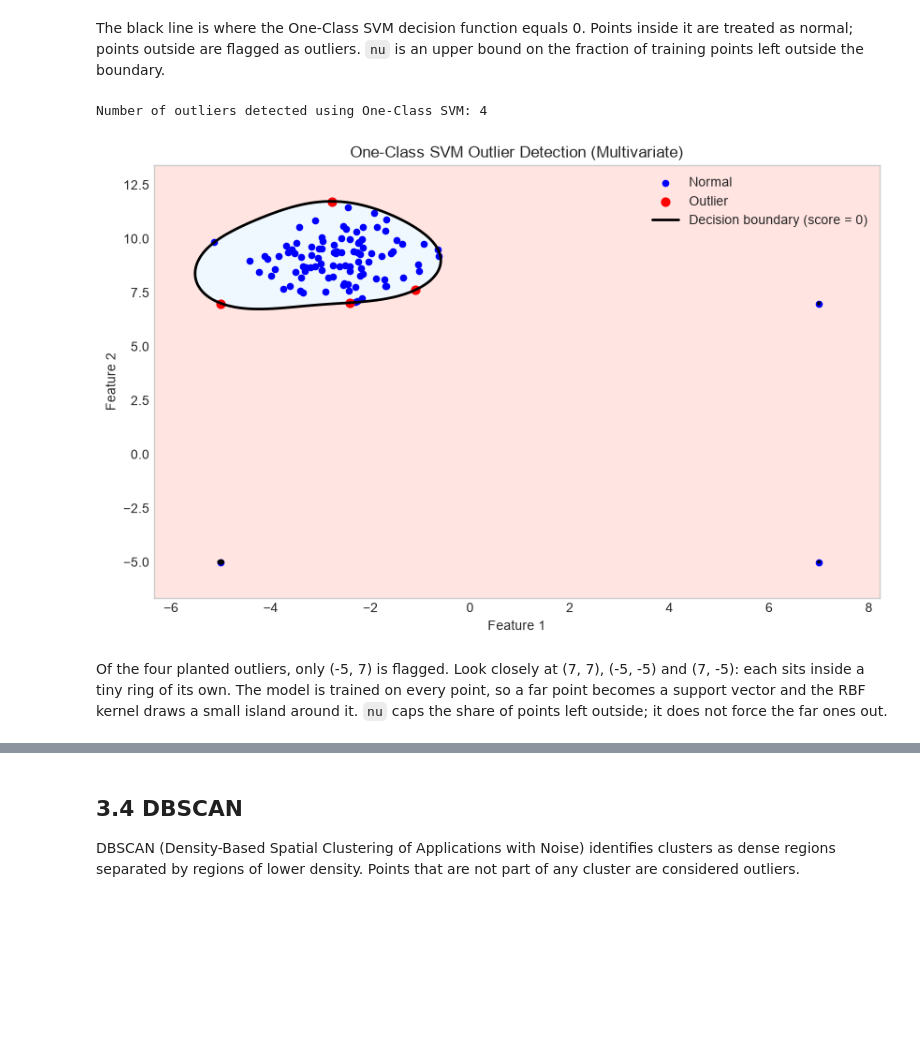
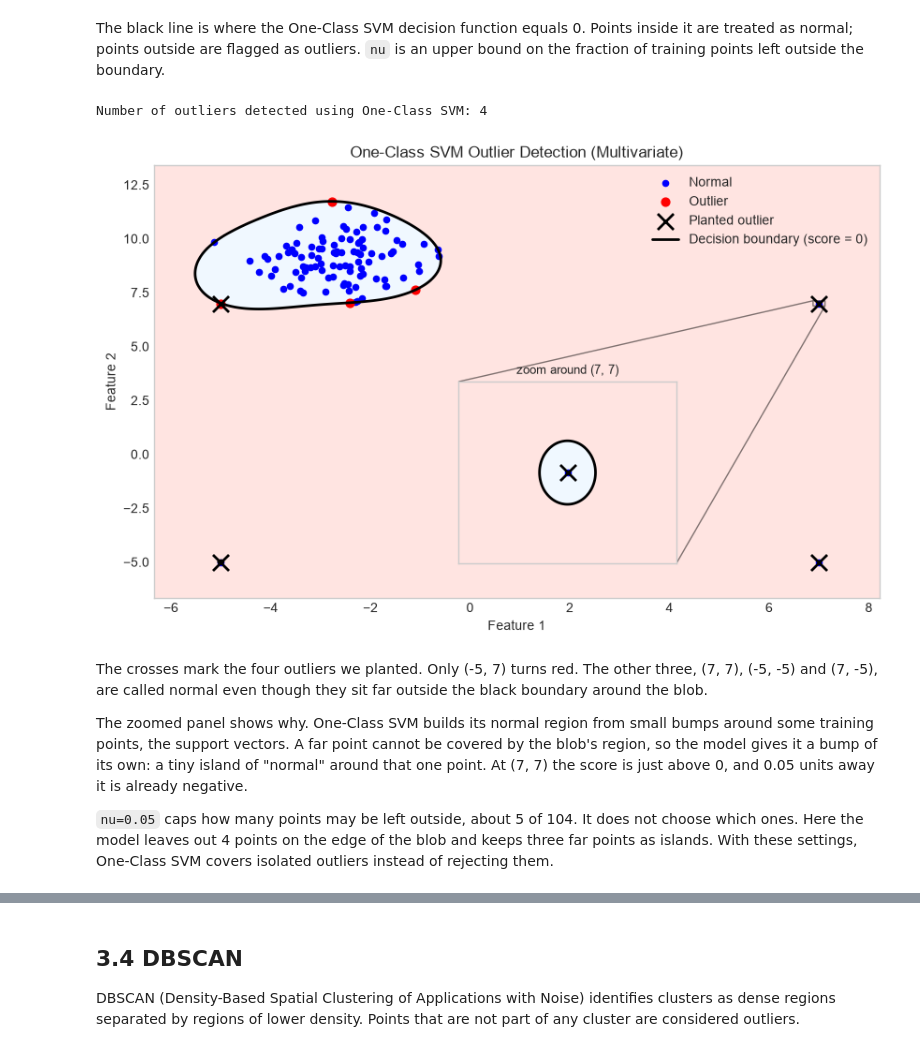
Before and after one commit to iitm-da/da2402, a Jupyter notebook: data cleaning/outlier_detection_techniques.ipynb, the cells around one changed output, grey strips where cells are left out. Cells and saved outputs as stored; diff of their text form; code cells hidden in the pictures; blank space fills up the shorter version.

Commit message:
Outlier notebook: mark planted outliers, zoom inset on the (7, 7) island, plainer note

```diff
--- a/data cleaning/outlier_detection_techniques.ipynb
+++ b/data cleaning/outlier_detection_techniques.ipynb
@@ -556,16 +574,21 @@ The black line is where the One-Class SVM decision function equals 0. Points ins
 # %%
 # Apply One-Class SVM to multivariate data
 outliers_ocsvm_multi, ocsvm_scores_multi = detect_outliers_ocsvm(multivariate_data, nu=0.05)
 print(f"Number of outliers detected using One-Class SVM: {np.sum(outliers_ocsvm_multi)}")
 
 # Visualize the results with the decision boundary
 plot_ocsvm_boundary(multivariate_data, outliers_ocsvm_multi, nu=0.05,
-                    title='One-Class SVM Outlier Detection (Multivariate)')
+                    title='One-Class SVM Outlier Detection (Multivariate)',
+                    planted=outliers_multi, zoom=(7, 7, 0.12))
 # %% [output]
 Number of outliers detected using One-Class SVM: 4
-[figure, old version]
+[figure, new version]
-# %% [markdown]
-Of the four planted outliers, only (-5, 7) is flagged. Look closely at (7, 7), (-5, -5) and (7, -5): each sits inside a tiny ring of its own. The model is trained on every point, so a far point becomes a support vector and the RBF kernel draws a small island around it. `nu` caps the share of points left outside; it does not force the far ones out.
+# %% [markdown]
+The crosses mark the four outliers we planted. Only (-5, 7) turns red. The other three, (7, 7), (-5, -5) and (7, -5), are called normal even though they sit far outside the black boundary around the blob.
+
+The zoomed panel shows why. One-Class SVM builds its normal region from small bumps around some training points, the support vectors. A far point cannot be covered by the blob's region, so the model gives it a bump of its own: a tiny island of "normal" around that one point. At (7, 7) the score is just above 0, and 0.05 units away it is already negative.
+
+`nu=0.05` caps how many points may be left outside, about 5 of 104. It does not choose which ones. Here the model leaves out 4 points on the edge of the blob and keeps three far points as islands. With these settings, One-Class SVM covers isolated outliers instead of rejecting them.
 # %%
 # Apply One-Class SVM to complex data
 outliers_ocsvm_complex, ocsvm_scores_complex = detect_outliers_ocsvm(complex_data, nu=0.03)
```
Also changed, not shown: parts of 3 cells of this notebook.
